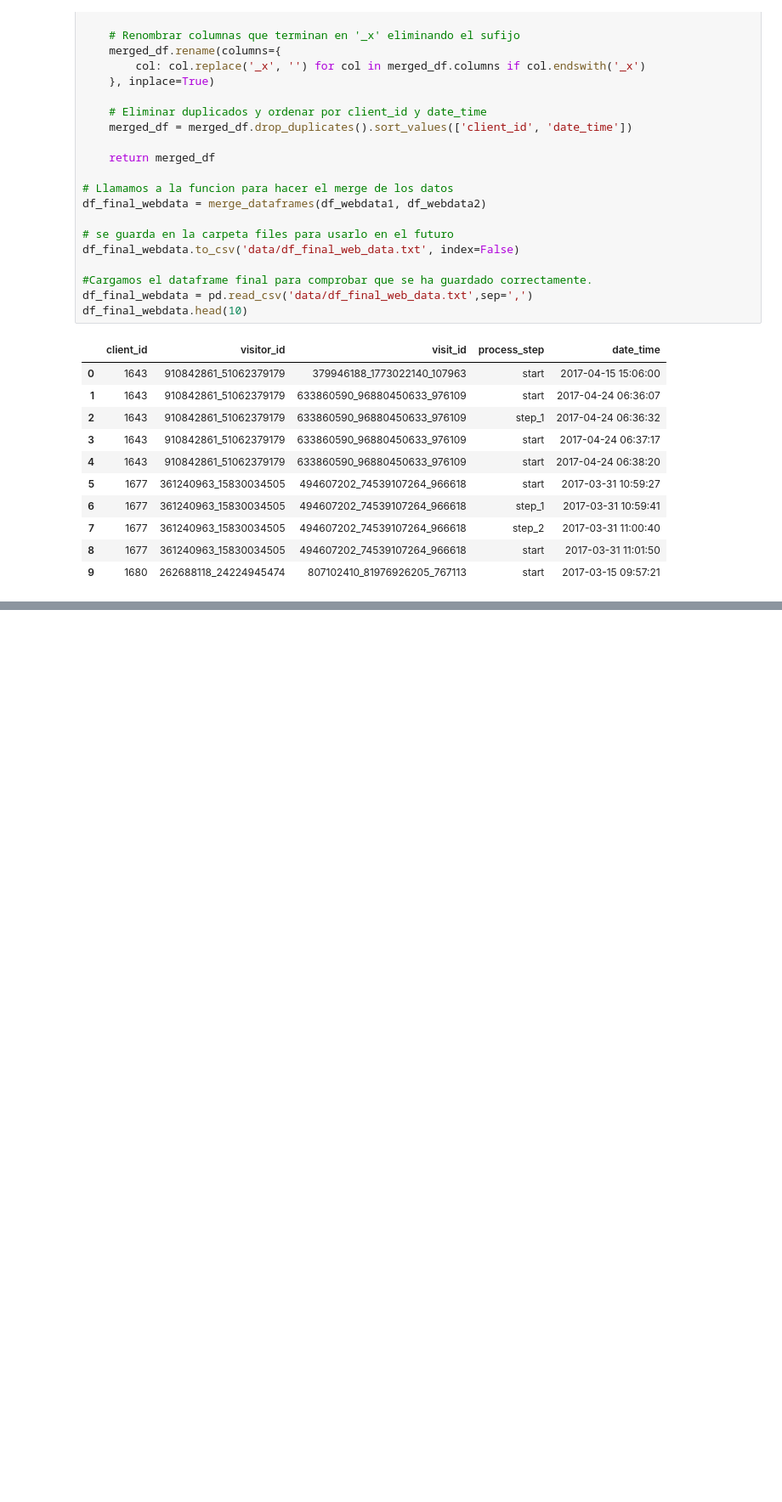
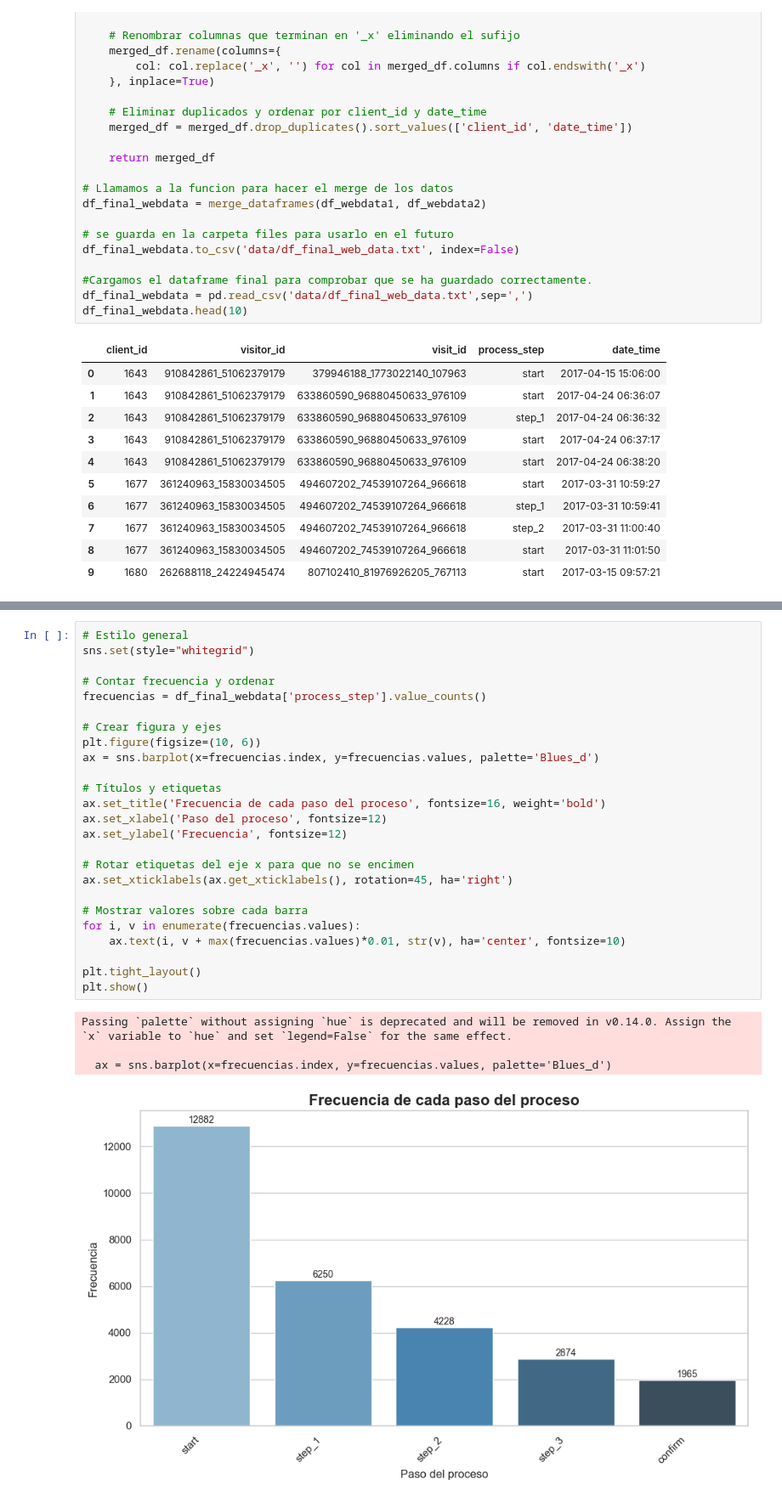
Before and after one commit to FranBretones/vanguard-ab-test, a Jupyter notebook: eda-clean.ipynb, the cells around one changed output, grey strips where cells are left out. Shown at 85% size. Cells and saved outputs as stored; diff of their text form; blank space fills up the shorter version.

```diff
--- a/eda-clean.ipynb
+++ b/eda-clean.ipynb
@@ -58,0 +93,30 @@ Teniendo los dataframes unidos pasamos a explorar el resto.
+# %%
+# Estilo general
+sns.set(style="whitegrid")
+
+# Contar frecuencia y ordenar
+frecuencias = df_final_webdata['process_step'].value_counts()
+
+# Crear figura y ejes
+plt.figure(figsize=(10, 6))
+ax = sns.barplot(x=frecuencias.index, y=frecuencias.values, palette='Blues_d')
+
+# Títulos y etiquetas
+ax.set_title('Frecuencia de cada paso del proceso', fontsize=16, weight='bold')
+ax.set_xlabel('Paso del proceso', fontsize=12)
+ax.set_ylabel('Frecuencia', fontsize=12)
+
+# Rotar etiquetas del eje x para que no se encimen
+ax.set_xticklabels(ax.get_xticklabels(), rotation=45, ha='right')
+
+# Mostrar valores sobre cada barra
+for i, v in enumerate(frecuencias.values):
+    ax.text(i, v + max(frecuencias.values)*0.01, str(v), ha='center', fontsize=10)
+
+plt.tight_layout()
+plt.show()
+# %% [output]
+Passing `palette` without assigning `hue` is deprecated and will be removed in v0.14.0. Assign the `x` variable to `hue` and set `legend=False` for the same effect.
+
+  ax = sns.barplot(x=frecuencias.index, y=frecuencias.values, palette='Blues_d')
+[figure, added]
```
Also changed, not shown: parts of 12 cells of this notebook, 1 other file.
